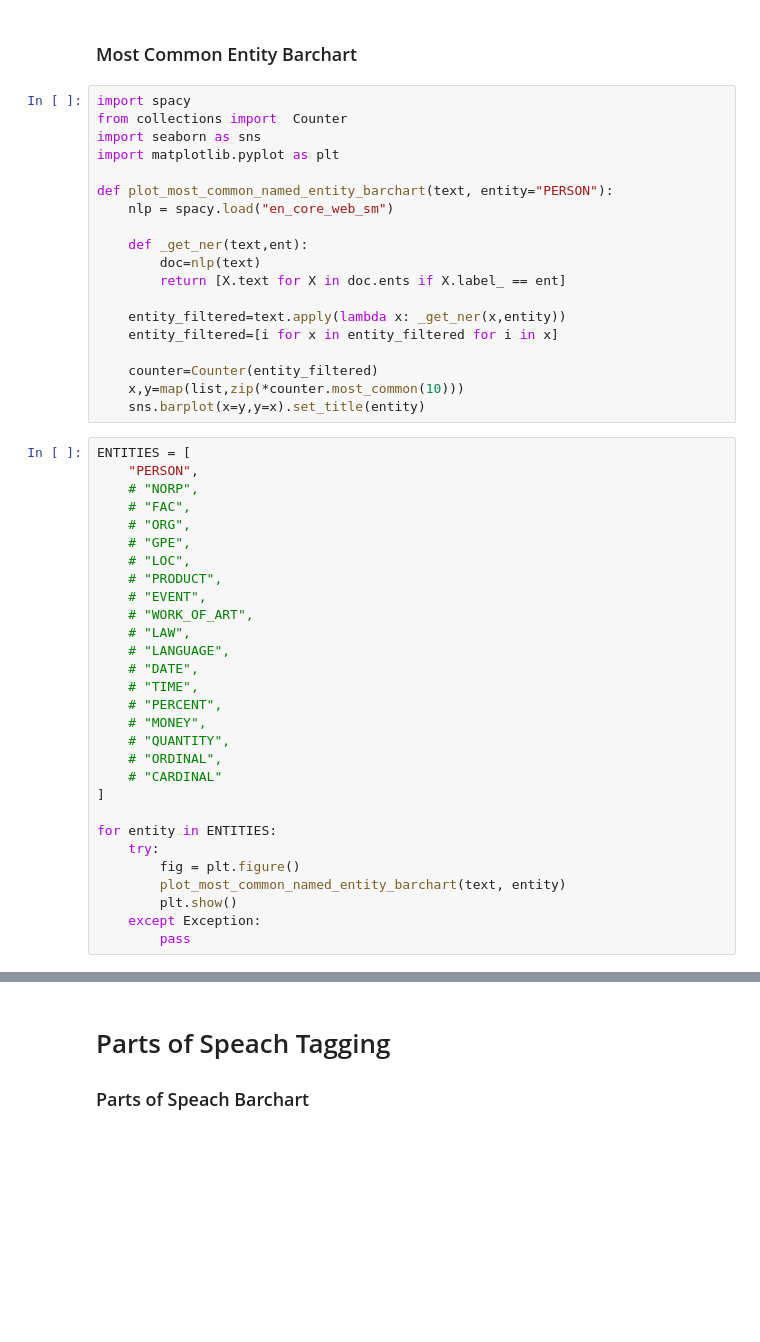
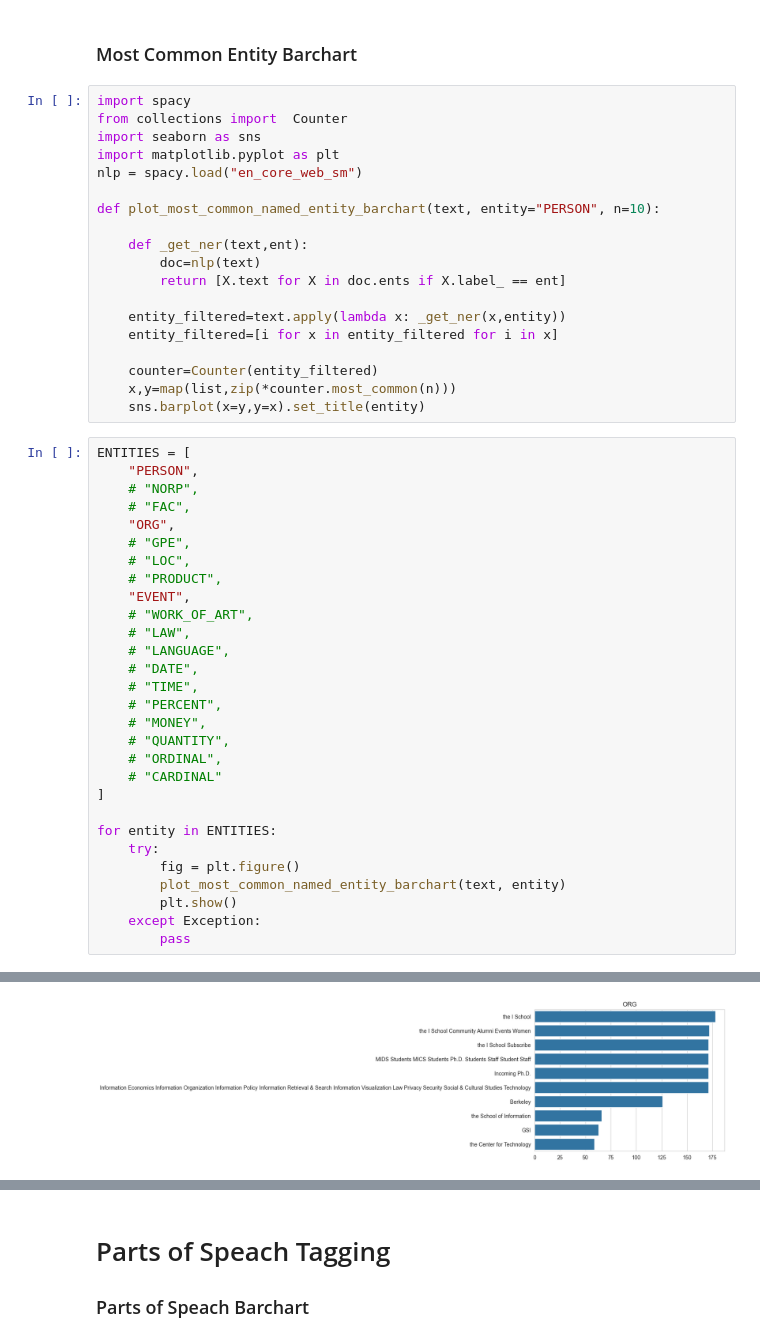
Before and after one commit to devinsuy/Enterprise-RAG, a Jupyter notebook: notebooks/EDA.ipynb, the cells around one changed output, grey strips where cells are left out. Cells and saved outputs as stored; diff of their text form; blank space fills up the shorter version.

```diff
--- a/notebooks/EDA.ipynb
+++ b/notebooks/EDA.ipynb
@@ -411,9 +405,9 @@ import spacy
 from collections import  Counter
 import seaborn as sns
 import matplotlib.pyplot as plt
+nlp = spacy.load("en_core_web_sm")
 
-def plot_most_common_named_entity_barchart(text, entity="PERSON"):
-    nlp = spacy.load("en_core_web_sm")
+def plot_most_common_named_entity_barchart(text, entity="PERSON", n=10):
 
     def _get_ner(text,ent):
         doc=nlp(text)
@@ -423,36 +417,37 @@ def plot_most_common_named_entity_barchart(text, entity="PERSON"):
     entity_filtered=[i for x in entity_filtered for i in x]
 
     counter=Counter(entity_filtered)
-    x,y=map(list,zip(*counter.most_common(10)))
+    x,y=map(list,zip(*counter.most_common(n)))
     sns.barplot(x=y,y=x).set_title(entity)
 # %%
 ENTITIES = [
     "PERSON",
     # "NORP",
     # "FAC",
-    # "ORG",
+    "ORG",
     # "GPE",
     # "LOC",
     # "PRODUCT",
-    # "EVENT",
+    "EVENT",
     # "WORK_OF_ART",
     # "LAW",
     # "LANGUAGE",
     # "DATE",
     # "TIME",
     # "PERCENT",
     # "MONEY",
     # "QUANTITY",
     # "ORDINAL",
     # "CARDINAL"
 ]
 
 for entity in ENTITIES:
     try:
         fig = plt.figure()
         plot_most_common_named_entity_barchart(text, entity)
         plt.show()
     except Exception:
         pass
 # %% [output]
 [figure]
+[figure, added]
```
Also changed, not shown: parts of 11 cells of this notebook, 9 other files.
